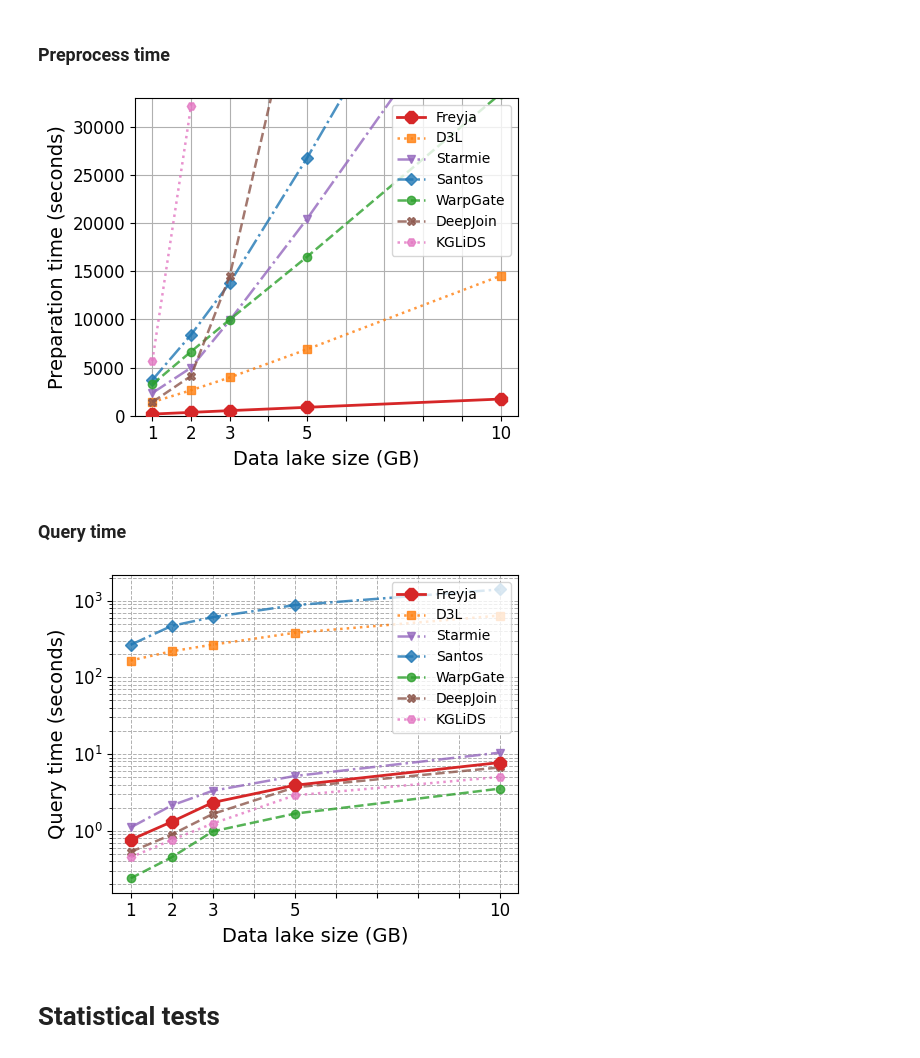
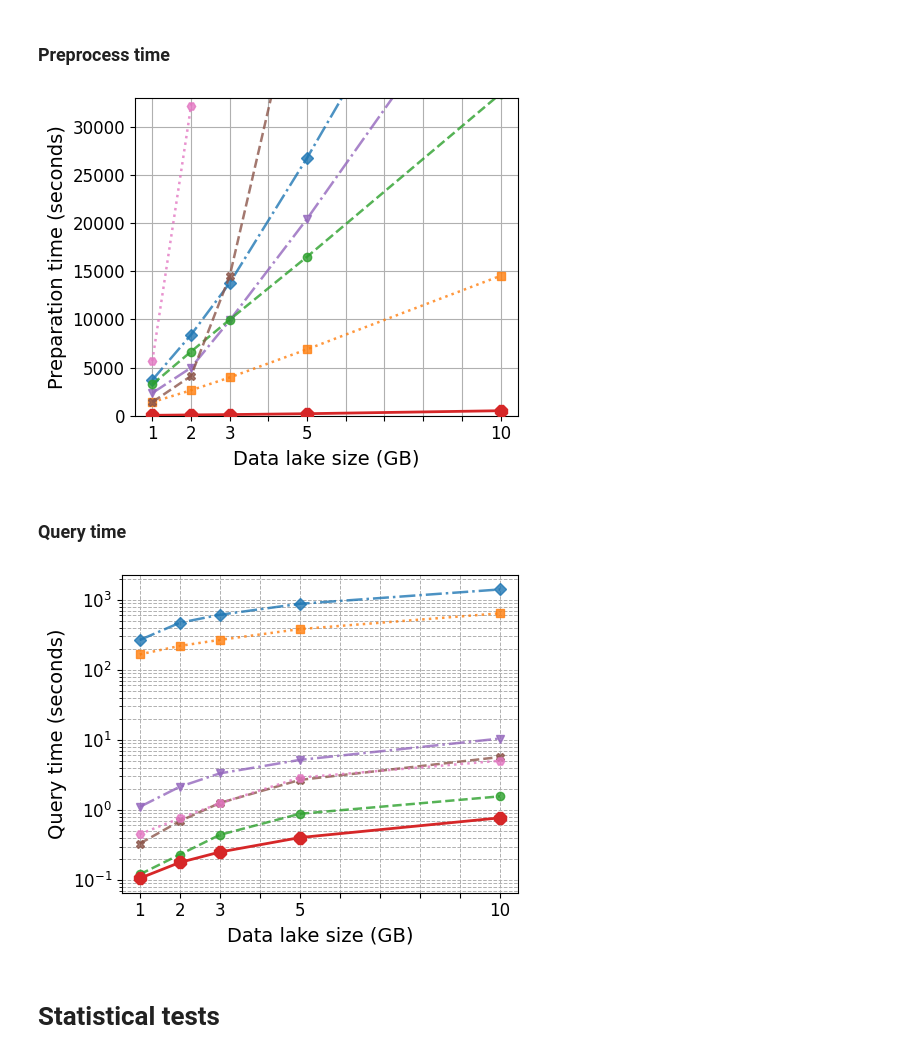
Before and after one commit to dtim-upc/FREYJA, a Jupyter notebook: experiments/notebooks/plots_and_statistical_analyses.ipynb, the cells around one changed output. Drawn from its saved outputs; the diff is of its cells as text; code cells hidden in the pictures.

```diff
--- a/experiments/notebooks/plots_and_statistical_analyses.ipynb
+++ b/experiments/notebooks/plots_and_statistical_analyses.ipynb
@@ -515,7 +490,7 @@ plot_om_cr()
 # %%
 import matplotlib.pyplot as plt
 
-freyja_times = [171, 347, 529, 874, 1732]
+freyja_times = [42, 84, 118, 210, 520]
 d3l_times = [1412, 2643, 3973, 6899, 14533]
 starmie_times = [2356, 4989, 9899, 20456, 48912]
 santos_times = [3712, 8403, 13789, 26784, 61456]
@@ -544,52 +519,52 @@ plt.xticks(x_ticks, x_tick_labels)  # Set custom ticks and labels
 plt.grid(True)
 plt.yticks(fontsize=12)
 plt.xticks(fontsize=12)
-plt.legend()
+# plt.legend()
 
 plt.tight_layout()
 plt.show()
 # %% [output]
-[figure, old version]
+[figure, new version]
 # %% [markdown]
 ### Query time
 # %%
 import matplotlib.pyplot as plt
 
-freyja_times = [0.761, 1.309, 2.332, 3.918, 7.749]
+freyja_times = [0.1056, 0.1776, 0.2501, 0.4026, 0.7699]
 starmie_times = [1.104, 2.14, 3.32, 5.17, 10.43]
 d3l_times = [166 , 219 , 267, 381, 640]
 santos_times = [266, 469, 610, 875, 1402]
-warpgate_times = [0.24, 0.45, 0.98, 1.67, 3.54]
-deepjoin_times = [0.53, 0.891, 1.654, 3.678, 6.689]
+warpgate_times = [0.12, 0.23, 0.44, 0.88, 1.56]
+deepjoin_times = [0.33, 0.691, 1.254, 2.678, 5.689]
 kglids_times = [0.45, 0.758, 1.241, 2.892, 5.031]
 indices = [1, 2, 3, 5, 10]
 
 x_ticks = list(range(1, 11))  # Generate ticks from 1 to 10
 x_tick_labels = [f'{tick}' if tick in indices else '' for tick in x_ticks]  # Label only where indices are specified
 
 plt.figure(figsize=(5, 4))
 
 plt.plot(indices, freyja_times, marker='8', linestyle='-', color='#d62728', linewidth=2, markersize=9, zorder=10, label='Freyja')
 plt.plot(indices, d3l_times, marker='s', linestyle=':', color='#ff7f0e', linewidth=1.8, markersize=6, alpha=0.8, label='D3L')
 plt.plot(indices, starmie_times, marker='v', linestyle='-.', color='#9467bd', linewidth=1.8, markersize=6, alpha=0.8, label='Starmie')
 plt.plot(indices, santos_times, marker='D', linestyle='-.', color='#1f77b4', linewidth=1.8, markersize=6, alpha=0.8, label='Santos')
 plt.plot(indices, warpgate_times, marker='o', linestyle='--', color='#2ca02c', linewidth=1.8, markersize=6, alpha=0.8, label='WarpGate')
 plt.plot(indices, deepjoin_times, marker='X', linestyle='--', color='#8c564b', linewidth=1.8, markersize=6, alpha=0.8, label='DeepJoin')
 plt.plot(indices, kglids_times, marker='H', linestyle=':', color='#e377c2', linewidth=1.8, markersize=6, alpha=0.8, label='KGLiDS')
 
 plt.xlabel('Data lake size (GB)', fontsize=14)
 plt.ylabel('Query time (seconds)', fontsize=14)
 plt.yscale('log')  # Set the y-axis to a logarithmic scale
 plt.xticks(x_ticks, x_tick_labels)  # Set custom ticks and labels
 plt.grid(True, which='both', linestyle='--', linewidth=0.7)  # Grid for both major and minor ticks
 plt.yticks(fontsize=12)
 plt.xticks(fontsize=12)
-plt.legend()
+# plt.legend()
 
 plt.tight_layout()
 plt.show()
 # %% [output]
-[figure, old version]
+[figure, new version]
 # %% [markdown]
 # Statistical tests
 # %%
```
Also changed, not shown: parts of 11 cells of this notebook, 12 other files.
